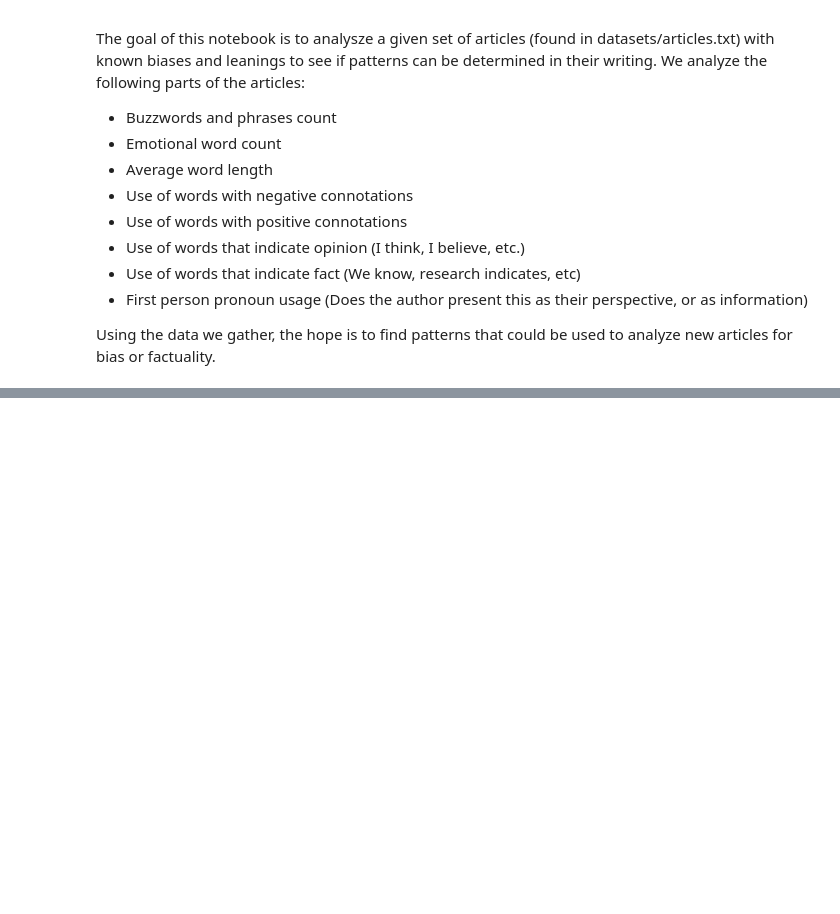
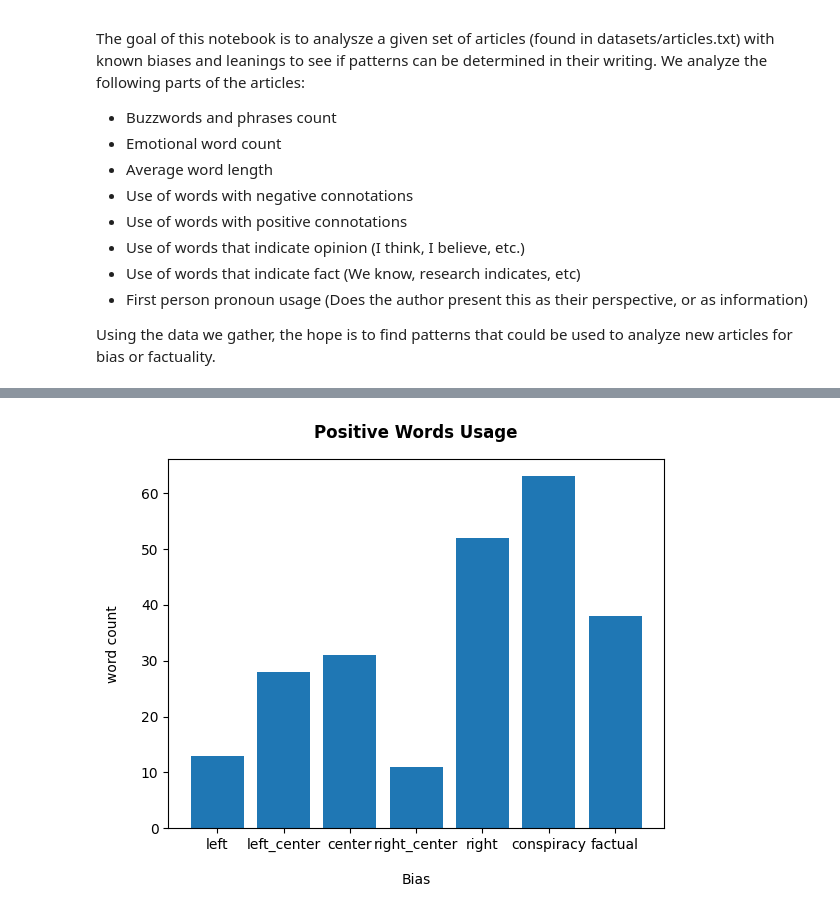
Before and after one commit to fdac20/NewsBias, a Jupyter notebook: newsBias.ipynb, the cells around one changed output, grey strips where cells are left out. Saved outputs shown, nothing was run; the diff lists cells and outputs as text; code cells hidden in the pictures; blank space fills up the shorter version.

```diff
--- a/newsBias.ipynb
+++ b/newsBias.ipynb
@@ -118,0 +247,16 @@ for article in articles:
+# %%
+#Postive Words
+
+objects = ('left', 'left_center', 'center', 'right_center', 'right', 'conspiracy' , 'factual')
+y_pos = np.arange(len(objects))
+performance = [left[3], leftCenter[3], center[3], rightCenter[3], right[3], conspiracy[3], factual[3]]
+
+plt.bar(y_pos, performance, align='center')
+plt.xticks(y_pos, objects)
+plt.ylabel('word count', labelpad=15)
+plt.xlabel('Bias', labelpad=15)
+plt.title('Positive Words Usage', pad=15, weight = 'bold')
+
+plt.show()
+# %% [output]
+[figure, added]
```
Also changed, not shown: parts of 11 cells of this notebook.
